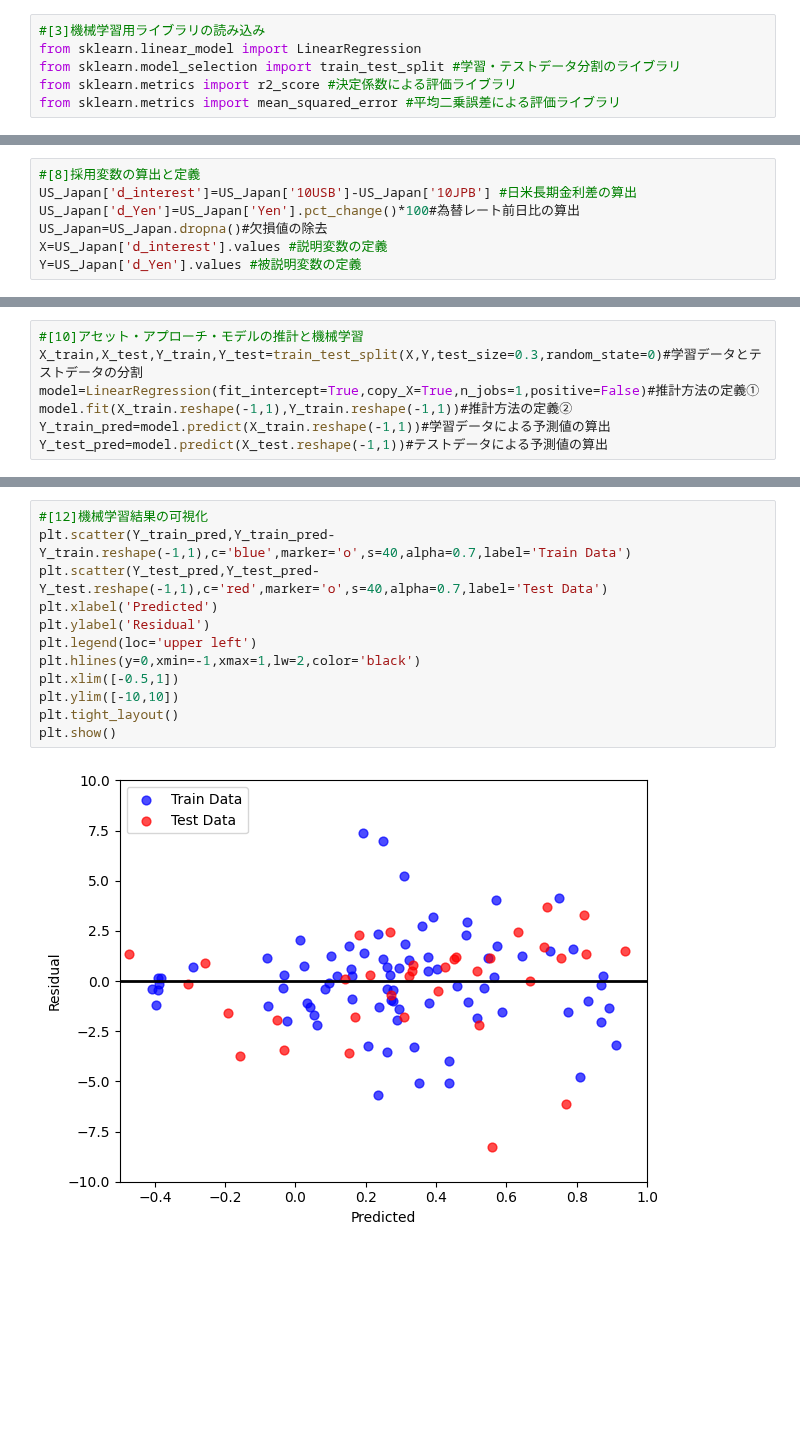
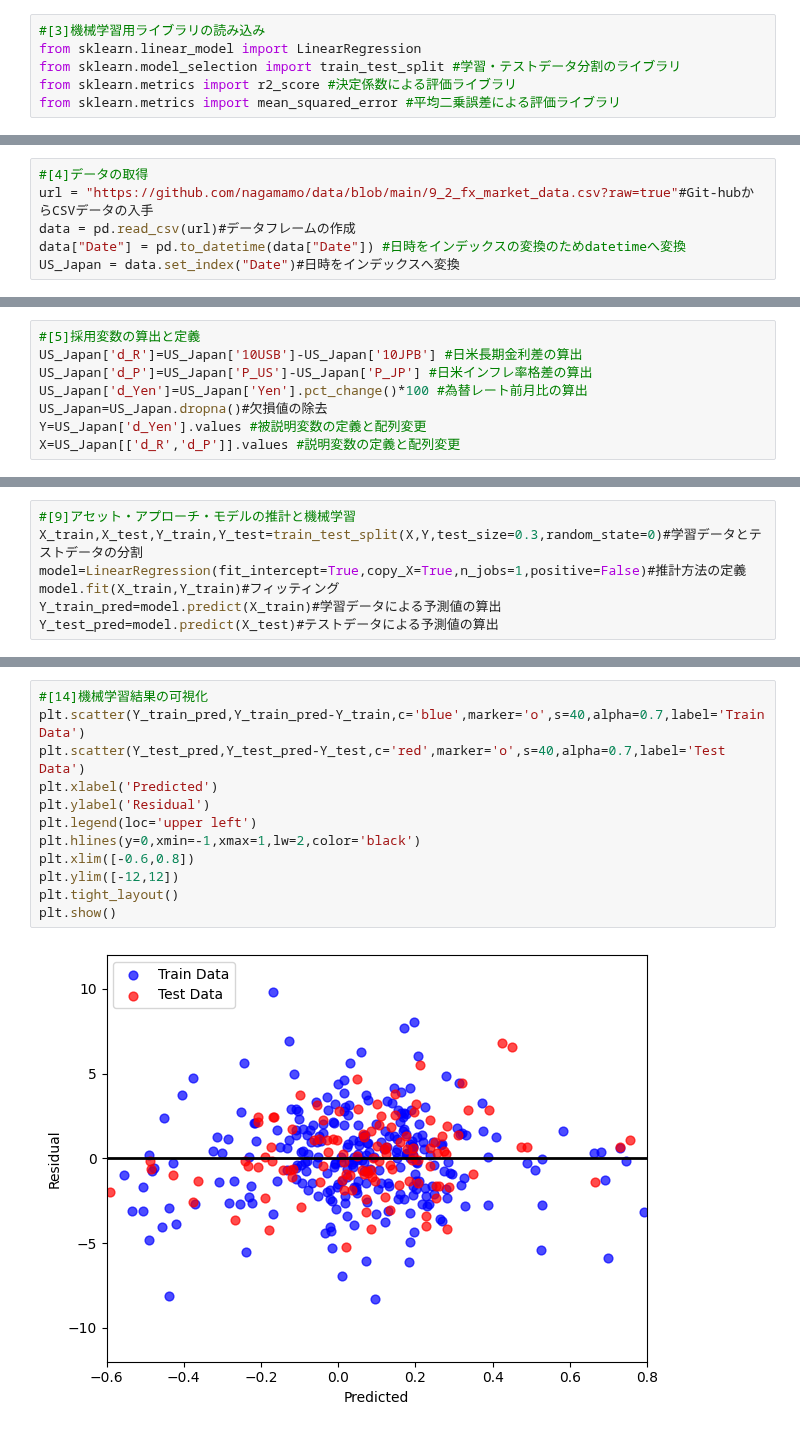
Before and after one commit to nagamamo/financial_data_science, a Jupyter notebook: 9_2_fx_asset_approach.ipynb, the cells around one changed output, grey strips where cells are left out. Saved outputs shown, nothing was run; the diff lists cells and outputs as text; blank space fills up the shorter version.

```diff
--- a/9_2_fx_asset_approach.ipynb
+++ b/9_2_fx_asset_approach.ipynb
@@ -37,0 +29,6 @@ US_Japan = US_Japan.set_index("Date")#日時をインデックスへ変換
+# %%
+#[4]データの取得
+url = "https://github.com/nagamamo/data/blob/main/9_2_fx_market_data.csv?raw=true"#Git-hubからCSVデータの入手
+data = pd.read_csv(url)#データフレームの作成
+data["Date"] = pd.to_datetime(data["Date"]) #日時をインデックスの変換のためdatetimeへ変換
+US_Japan = data.set_index("Date")#日時をインデックスへ変換
@@ -38 +37,9 @@ US_Japan = US_Japan.set_index("Date")#日時をインデックスへ変換
+# %%
+#[5]採用変数の算出と定義
+US_Japan['d_R']=US_Japan['10USB']-US_Japan['10JPB'] #日米長期金利差の算出
+US_Japan['d_P']=US_Japan['P_US']-US_Japan['P_JP'] #日米インフレ率格差の算出
+US_Japan['d_Yen']=US_Japan['Yen'].pct_change()*100 #為替レート前月比の算出
+US_Japan=US_Japan.dropna()#欠損値の除去
+Y=US_Japan['d_Yen'].values #被説明変数の定義と配列変更
+X=US_Japan[['d_R','d_P']].values #説明変数の定義と配列変更
 # %%
@@ -58,7 +60,0 @@ US_Japan=US_Japan.resample('M').last().dropna() #日次データの月次デー
-# %%
-#[8]採用変数の算出と定義
-US_Japan['d_interest']=US_Japan['10USB']-US_Japan['10JPB'] #日米長期金利差の算出
-US_Japan['d_Yen']=US_Japan['Yen'].pct_change()*100#為替レート前日比の算出
-US_Japan=US_Japan.dropna()#欠損値の除去
-X=US_Japan['d_interest'].values #説明変数の定義
-Y=US_Japan['d_Yen'].values #被説明変数の定義
@@ -69,7 +81,7 @@ sm.tsa.stattools.adfuller(X, regression='c') #金利スプレッドの単位根
 # %%
-#[10]アセット・アプローチ・モデルの推計と機械学習
+#[9]アセット・アプローチ・モデルの推計と機械学習
 X_train,X_test,Y_train,Y_test=train_test_split(X,Y,test_size=0.3,random_state=0)#学習データとテストデータの分割
-model=LinearRegression(fit_intercept=True,copy_X=True,n_jobs=1,positive=False)#推計方法の定義①
-model.fit(X_train.reshape(-1,1),Y_train.reshape(-1,1))#推計方法の定義②
-Y_train_pred=model.predict(X_train.reshape(-1,1))#学習データによる予測値の算出
-Y_test_pred=model.predict(X_test.reshape(-1,1))#テストデータによる予測値の算出
+model=LinearRegression(fit_intercept=True,copy_X=True,n_jobs=1,positive=False)#推計方法の定義
+model.fit(X_train,Y_train)#フィッティング
+Y_train_pred=model.predict(X_train)#学習データによる予測値の算出
+Y_test_pred=model.predict(X_test)#テストデータによる予測値の算出
@@ -98,14 +138,14 @@ R2 学習: 0.0213, テスト: -0.0721
 # %%
-#[12]機械学習結果の可視化
-plt.scatter(Y_train_pred,Y_train_pred-Y_train.reshape(-1,1),c='blue',marker='o',s=40,alpha=0.7,label='Train Data')
-plt.scatter(Y_test_pred,Y_test_pred-Y_test.reshape(-1,1),c='red',marker='o',s=40,alpha=0.7,label='Test Data')
+#[14]機械学習結果の可視化
+plt.scatter(Y_train_pred,Y_train_pred-Y_train,c='blue',marker='o',s=40,alpha=0.7,label='Train Data')
+plt.scatter(Y_test_pred,Y_test_pred-Y_test,c='red',marker='o',s=40,alpha=0.7,label='Test Data')
 plt.xlabel('Predicted')
 plt.ylabel('Residual')
 plt.legend(loc='upper left')
 plt.hlines(y=0,xmin=-1,xmax=1,lw=2,color='black')
-plt.xlim([-0.5,1])
-plt.ylim([-10,10])
+plt.xlim([-0.6,0.8])
+plt.ylim([-12,12])
 plt.tight_layout()
 plt.show()
 # %% [output]
-[figure, old version]
+[figure, new version]
```
Also changed, not shown: parts of 27 cells of this notebook.
